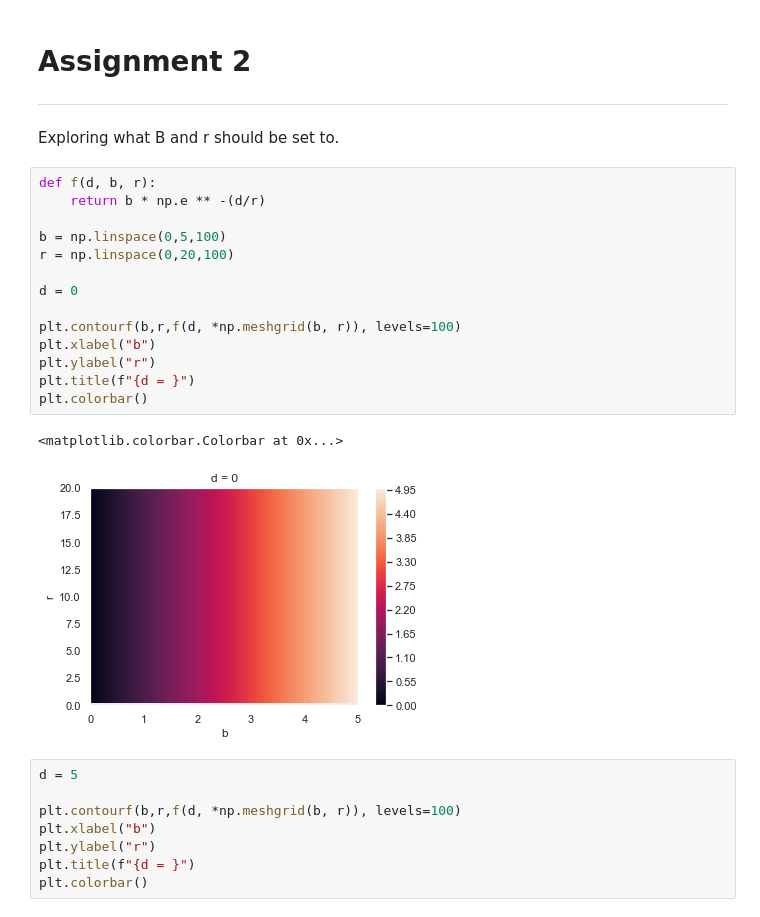
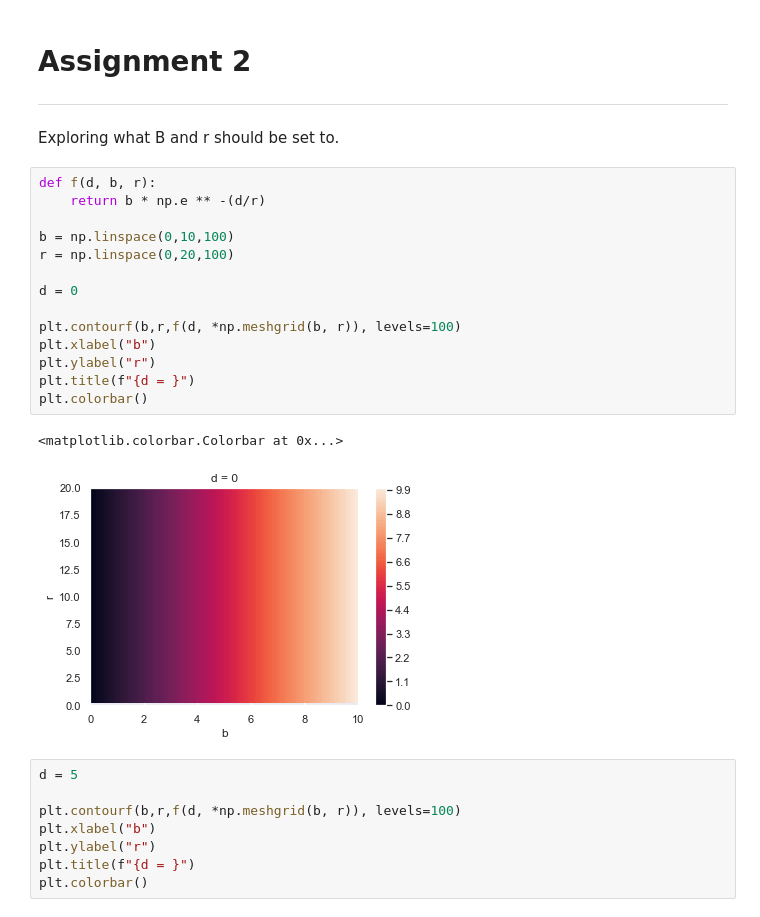
Before and after one commit to AlexHoorn/VU-MAS2021, a Jupyter notebook: assignment.ipynb, the cells around one changed output. Saved outputs shown, nothing was run; the diff lists cells and outputs as text.

```diff
--- a/assignment.ipynb
+++ b/assignment.ipynb
@@ -68,20 +71,20 @@ Exploring what B and r should be set to.
 # %%
 def f(d, b, r):
     return b * np.e ** -(d/r)
 
-b = np.linspace(0,5,100)
+b = np.linspace(0,10,100)
 r = np.linspace(0,20,100)
 
 d = 0
 
 plt.contourf(b,r,f(d, *np.meshgrid(b, r)), levels=100)
 plt.xlabel("b")
 plt.ylabel("r")
 plt.title(f"{d = }")
 plt.colorbar()
 # %% [output]
 <matplotlib.colorbar.Colorbar at 0x...>
-[figure, old version]
+[figure, new version]
 # %%
 d = 5
 
```
Also changed, not shown: parts of 13 cells of this notebook, 3 other files.
